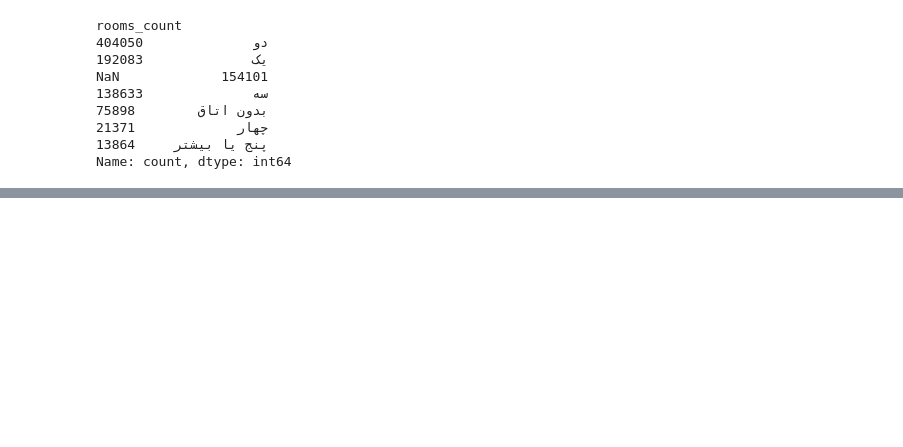
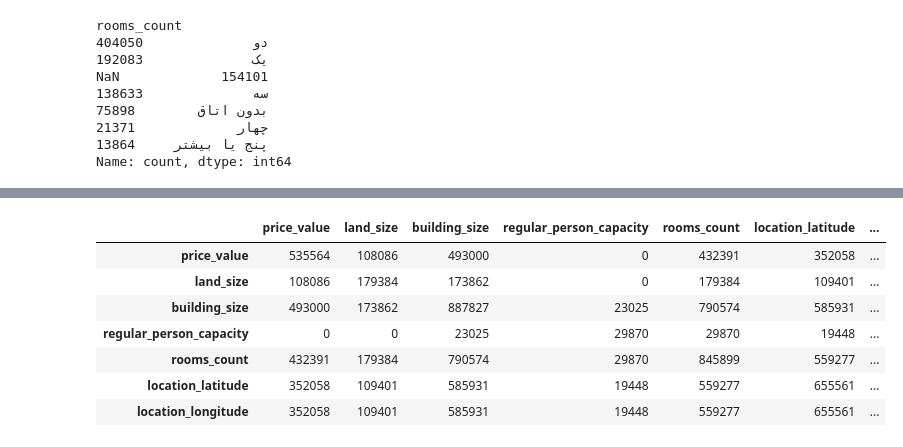
Before and after one commit to aminrafi394/quera-AI-first-project, a Jupyter notebook: notebooks/q8_q9_mahdi.ipynb, the cells around one changed output, grey strips where cells are left out. Cells and saved outputs as stored; diff of their text form; code cells hidden in the pictures; blank space fills up the shorter version.

```diff
--- a/notebooks/q8_q9_mahdi.ipynb
+++ b/notebooks/q8_q9_mahdi.ipynb
@@ -165,3 +167,22 @@ dtype: int64
 | regular_person_capacity | 29870.0 | 6.557650e+00 | 7.698655e+00 | 1.000000e+00 | 3.000000e+00 | 4.000000e+00 | 7.000000e+00 | 5.000000e+01 |
 | location_latitude | 655561.0 | 3.498264e+01 | 2.377957e+00 | 2.501717e+01 | 3.455394e+01 | 3.572332e+01 | 3.630702e+01 | 3.980854e+01 |
 | location_longitude | 655561.0 | 5.162953e+01 | 3.160282e+00 | 4.400128e+01 | 5.067718e+01 | 5.134577e+01 | 5.180507e+01 | 6.284333e+01 |
+# %%
+q8_cols = ['price_value','land_size','building_size','regular_person_capacity','rooms_count','location_latitude','location_longitude']
+pair_counts = pd.DataFrame(index=q8_cols, columns=q8_cols)
+
+for a in q8_cols:
+    for b in q8_cols:
+        both = (df_q8[a].notna()) & (df_q8[b].notna())
+        pair_counts.loc[a, b] = both.sum()
+
+pair_counts
+# %% [output]
+|  | price_value | land_size | building_size | regular_person_capacity | rooms_count | location_latitude | ... |
+| price_value | 535564 | 108086 | 493000 | 0 | 432391 | 352058 | ... |
+| land_size | 108086 | 179384 | 173862 | 0 | 179384 | 109401 | ... |
+| building_size | 493000 | 173862 | 887827 | 23025 | 790574 | 585931 | ... |
+| regular_person_capacity | 0 | 0 | 23025 | 29870 | 29870 | 19448 | ... |
+| rooms_count | 432391 | 179384 | 790574 | 29870 | 845899 | 559277 | ... |
+| location_latitude | 352058 | 109401 | 585931 | 19448 | 559277 | 655561 | ... |
+| location_longitude | 352058 | 109401 | 585931 | 19448 | 559277 | 655561 | ... |
```
Also changed, not shown: parts of 2 cells of this notebook.
